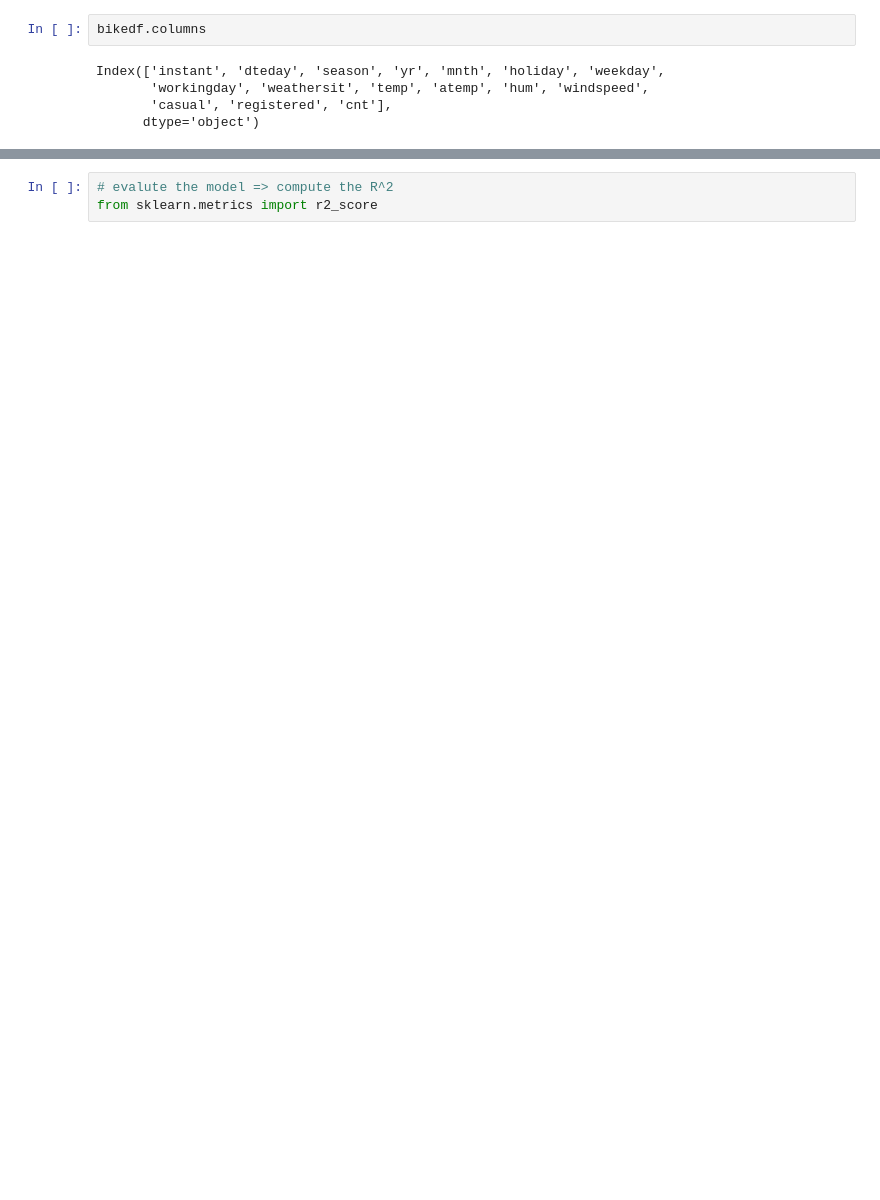
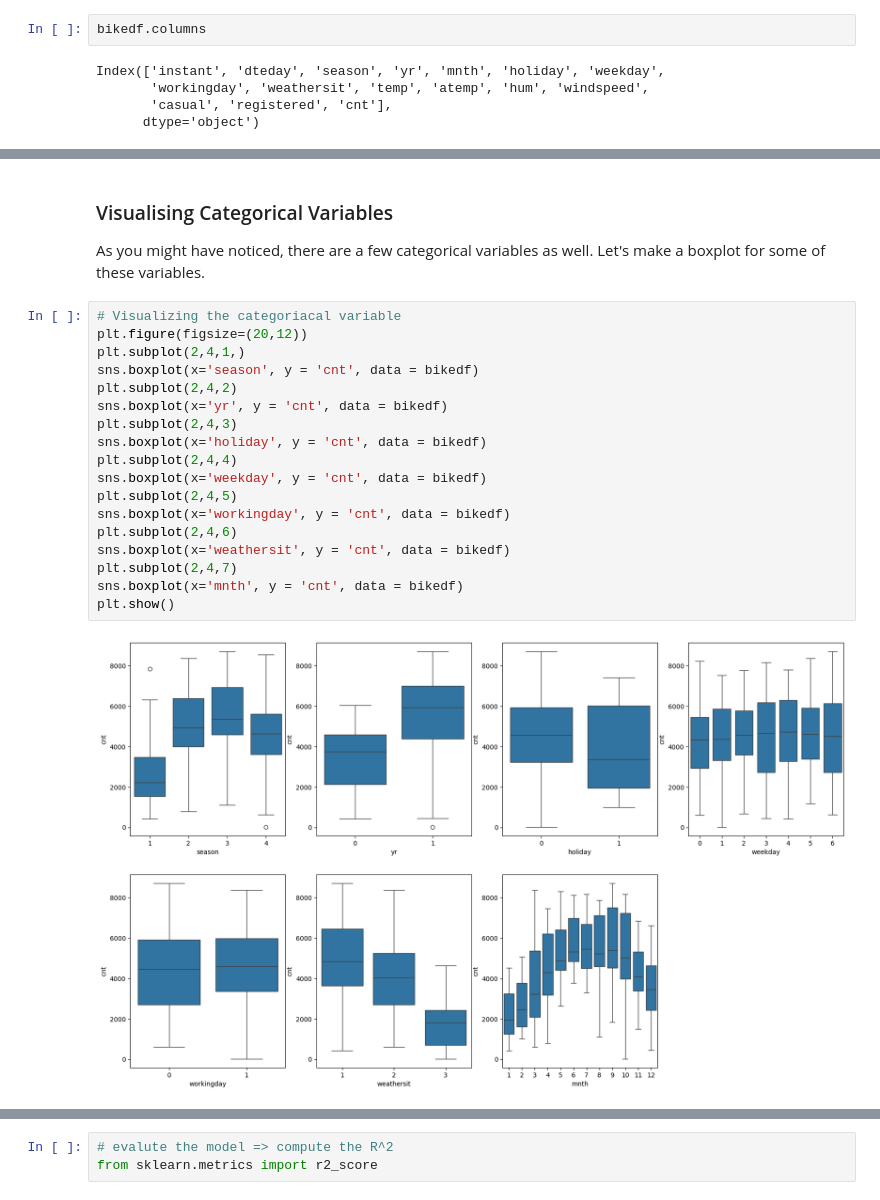
Before and after one commit to Rajbeer-singh2706/bike-sharing-case-study, a Jupyter notebook: bike_sharing.ipynb, the cells around one changed output, grey strips where cells are left out. Saved outputs shown, nothing was run; the diff lists cells and outputs as text; blank space fills up the shorter version.

```diff
--- a/bike_sharing.ipynb
+++ b/bike_sharing.ipynb
@@ -64,0 +185,23 @@ Name: count, dtype: int64
+# %% [markdown]
+### Visualising Categorical Variables
+As you might have noticed, there are a few categorical variables as well. Let's make a boxplot for some of these variables.
+# %%
+# Visualizing the categoriacal variable
+plt.figure(figsize=(20,12))
+plt.subplot(2,4,1,)
+sns.boxplot(x='season', y = 'cnt', data = bikedf)
+plt.subplot(2,4,2)
+sns.boxplot(x='yr', y = 'cnt', data = bikedf)
+plt.subplot(2,4,3)
+sns.boxplot(x='holiday', y = 'cnt', data = bikedf)
+plt.subplot(2,4,4)
+sns.boxplot(x='weekday', y = 'cnt', data = bikedf)
+plt.subplot(2,4,5)
+sns.boxplot(x='workingday', y = 'cnt', data = bikedf)
+plt.subplot(2,4,6)
+sns.boxplot(x='weathersit', y = 'cnt', data = bikedf)
+plt.subplot(2,4,7)
+sns.boxplot(x='mnth', y = 'cnt', data = bikedf)
+plt.show()
+# %% [output]
+[figure, added]
```
Also changed, not shown: parts of 103 cells of this notebook.
